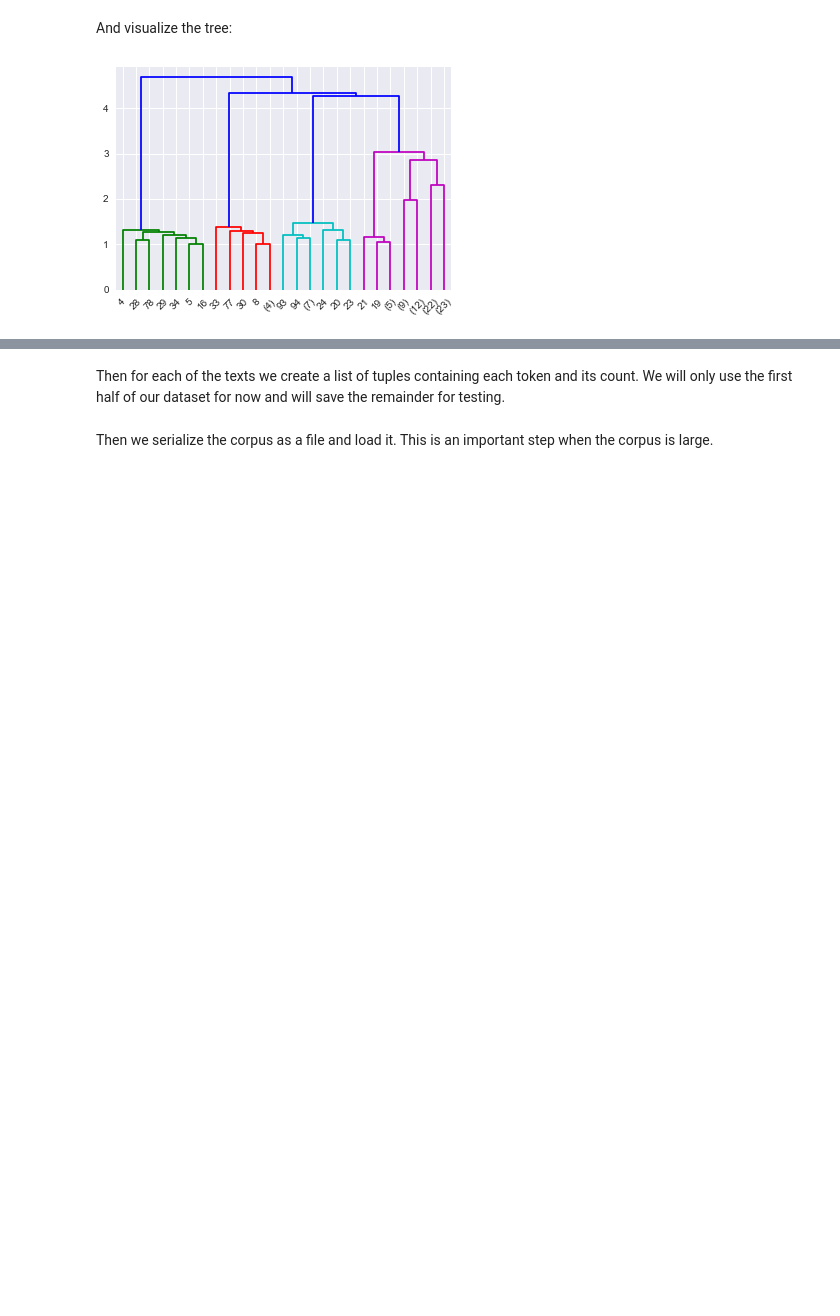
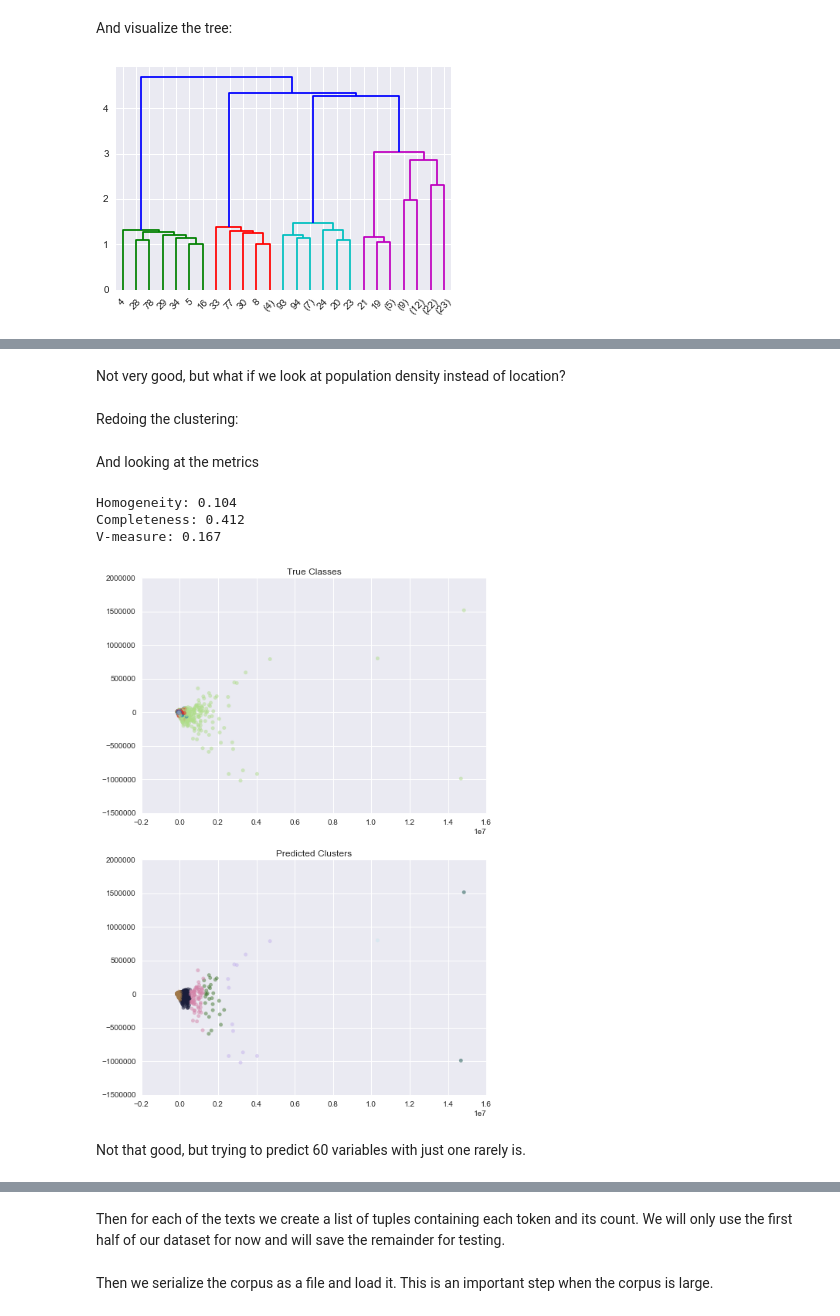
Before and after one commit to KnowledgeLab/augmentedintelligence, a Jupyter notebook: 2-Augmented-Perception/2-Augmented-Perception.ipynb, the cells around one changed output, grey strips where cells are left out. Drawn from its saved outputs; the diff is of its cells as text; code cells hidden in the pictures; blank space fills up the shorter version.

```diff
--- a/2-Augmented-Perception/2-Augmented-Perception.ipynb
+++ b/2-Augmented-Perception/2-Augmented-Perception.ipynb
@@ -726,0 +822,2 @@ ax = scipy.cluster.hierarchy.dendrogram(examplelinkage_matrix, p=5, truncate_mod
+# %% [markdown]
+Not very good, but what if we look at population density instead of location?
@@ -727 +844,44 @@ ax = scipy.cluster.hierarchy.dendrogram(examplelinkage_matrix, p=5, truncate_mod
+# %% [markdown]
+Redoing the clustering:
+# %%
+natregimesKMeans2 = sklearn.cluster.KMeans(n_clusters=numClusters, init='k-means++')
+natregimesKMeans2.fit(np.stack(natregimesDF['vect'], axis=1)[0])
+# %% [markdown]
+And looking at the metrics
+# %%
+print("Homogeneity: {:0.3f}".format(sklearn.metrics.homogeneity_score(natregimesDF['category'], natregimesKMeans2.labels_)))
+print("Completeness: {:0.3f}".format(sklearn.metrics.completeness_score(natregimesDF['category'], natregimesKMeans2.labels_)))
+print("V-measure: {:0.3f}".format(sklearn.metrics.v_measure_score(natregimesDF['category'], natregimesKMeans2.labels_)))
+# %% [output]
+Homogeneity: 0.104
+Completeness: 0.412
+V-measure: 0.167
+# %%
+pca = sklearn.decomposition.PCA(n_components = 2).fit(np.stack(natregimesDF['vect'], axis=1)[0])
+reduced_data = pca.transform(np.stack(natregimesDF['vect'], axis=1)[0])
+
+categories = list(set(natregimesDF['category']))
+palletTrue = seaborn.color_palette("Paired", len(categories))
+palletPred = seaborn.color_palette("cubehelix", len(set((natregimesKMeans2.labels_))))
+
+coloursDict = {c : palletTrue[i] for i, c in enumerate(categories)}
+coloursTrue = [coloursDict[c] for c in natregimesDF['category']]
+colorsPred = [palletPred[l] for l in natregimesKMeans2.labels_]
+
+
+fig = plt.figure(figsize = (8,12))
+axT = fig.add_subplot(211)
+axP = fig.add_subplot(212)
+
+axT.scatter(reduced_data[:, 0], reduced_data[:, 1], alpha = 0.5, color = coloursTrue)
+axT.set_title('True Classes')
+
+axP.scatter(reduced_data[:, 0], reduced_data[:, 1], color = colorsPred, alpha = 0.5)
+axP.set_title('Predicted Clusters')
+plt.show()
+plt.close()
+# %% [output]
+[figure, added]
+# %% [markdown]
+Not that good, but trying to predict 60 variables with just one rarely is.
 # %% [markdown]
```
Also changed, not shown: parts of 17 cells of this notebook.
